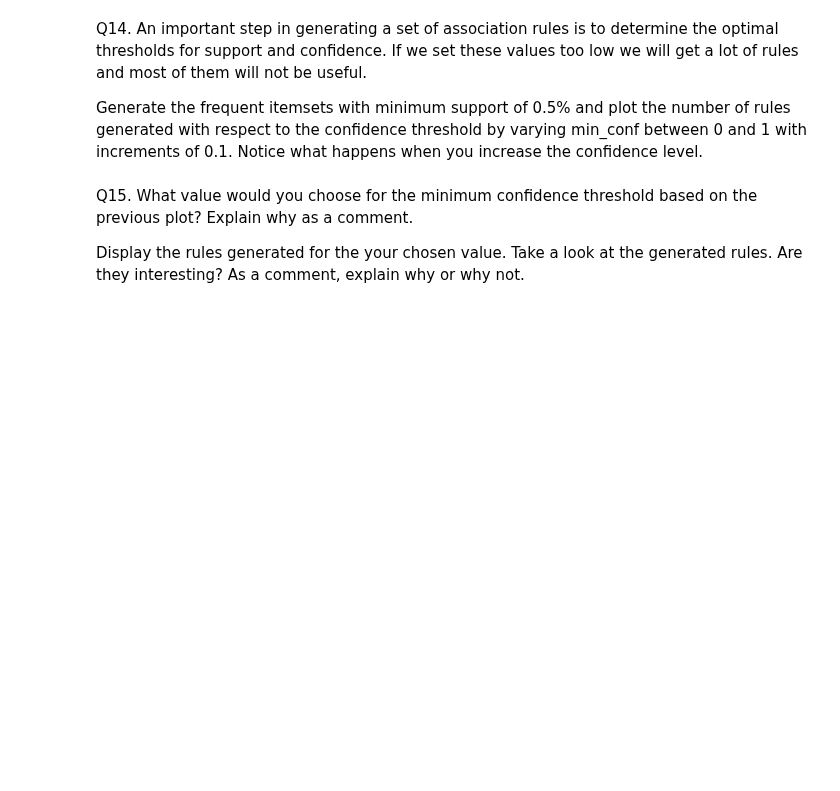
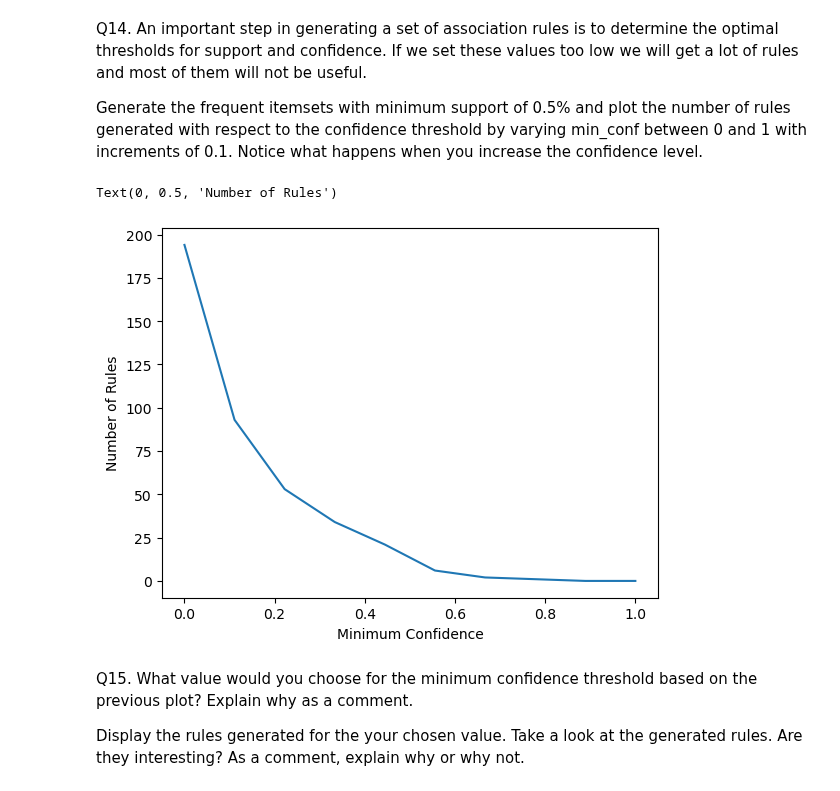
Before and after one commit to aJimenez19037/CS363M-HW, a Jupyter notebook: HW6/HW 6 - Q-Learning & Association Analysis.ipynb, the cells around one changed output. Cells and saved outputs as stored; diff of their text form; code cells hidden in the pictures; blank space fills up the shorter version.

```diff
--- a/HW6/HW 6 - Q-Learning & Association Analysis.ipynb
+++ b/HW6/HW 6 - Q-Learning & Association Analysis.ipynb
@@ -640,3 +654,19 @@ Generate the frequent itemsets with minimum support of 0.5% and plot the number
+# %%
+# your code goes here
+
+sets = apriori(df, min_support=0.005)
+
+minconf = np.linspace(0, 1, 10)
+rules = []
+for i in minconf:
+  rules.append(association_rules(sets, num_itemsets=0, metric='confidence', min_threshold=i).shape[0])
+
+plt.plot(minconf, rules)
+plt.xlabel('Minimum Confidence')
+plt.ylabel('Number of Rules')
+# %% [output]
+Text(0, 0.5, 'Number of Rules')
+[figure, added]
 # %% [markdown]
 Q15. What value would you choose for the minimum confidence threshold based on the previous plot? Explain why as a comment.
 
```
Also changed, not shown: parts of 2 cells of this notebook.
